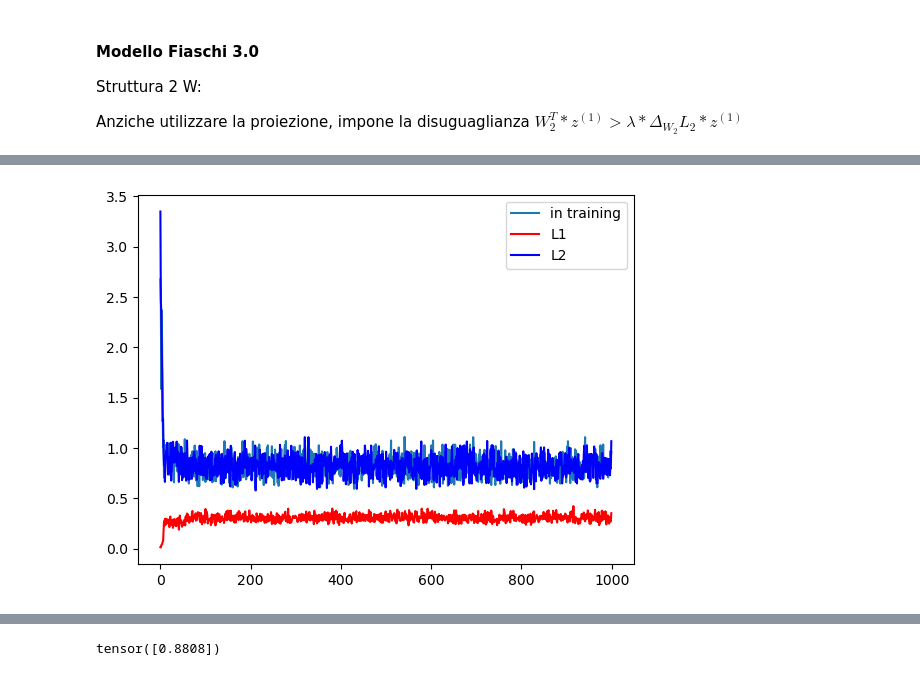
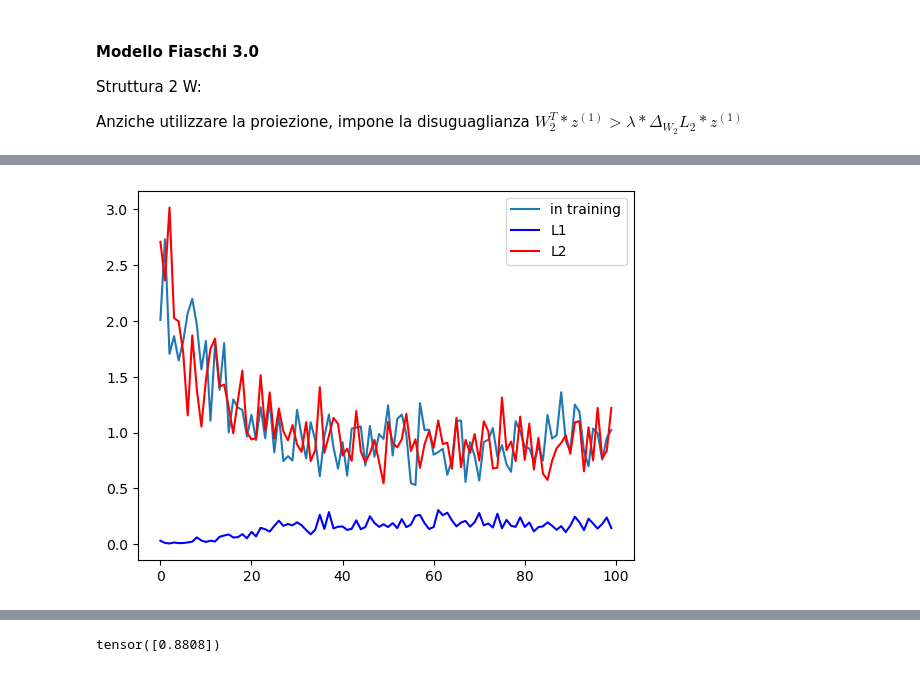
Before and after one commit to PatatoBy/SEAI, a Jupyter notebook: mf_3.0 inequality.ipynb, the cells around one changed output, grey strips where cells are left out. Saved outputs shown, nothing was run; the diff lists cells and outputs as text; code cells hidden in the pictures.

```diff
--- a/mf_3.0 inequality.ipynb
+++ b/mf_3.0 inequality.ipynb
@@ -149,14 +161,15 @@ class ModelloF(nn.Module):
 #INIZIALIZZAZIONE SEED, MODELLO E DATALOADERS
 
 torch.manual_seed(66)
-modello = ModelloF(2,1,100)
+modello = ModelloF(2,1,256)
 dl1 = torch.utils.data.DataLoader(train_data0, batch_size = 8, shuffle = True)
 dl0 = torch.utils.data.DataLoader(train_data1, batch_size = 8, shuffle = True)
 # %%
 #TRAIN FASE 1
 e = 1
 err = []
-while e > 1e-3:
+# while e > 1e-2:
+for _ in tqdm(range(400)):
     e = modello.train(dl1)
     err.append(e)
 
@@ -184,24 +197,24 @@ modello.generate_z(dl1)
 # %%
 #TRAIN FASE 2
 
 err = []
 err_L1 = []
 err_L2 = []
 
-for _ in tqdm(range(1000)):
+for _ in tqdm(range(100)):
     e = modello.train_L2(dl0)
     err.append(e)
     e_L1 = modello.test(dl1)
     err_L1.append(e_L1)
     e_L2 = modello.test(dl0)
     err_L2.append(e_L2)
 plt.plot([x for x in range(len(err))], err,label='in training')
-plt.plot([x for x in range(len(err_L1))], err_L1,label='L1',color='red')
-plt.plot([x for x in range(len(err_L2))], err_L2,label='L2',color = 'blue')
+plt.plot([x for x in range(len(err_L1))], err_L1,label='L1',color='blue')
+plt.plot([x for x in range(len(err_L2))], err_L2,label='L2',color = 'red')
 plt.legend()
 plt.show()
 # %% [output]
-[figure, old version]
+[figure, new version]
 # %%
 #PLOT FASE 2
 
```
Also changed, not shown: parts of 5 cells of this notebook, 3 other files.
